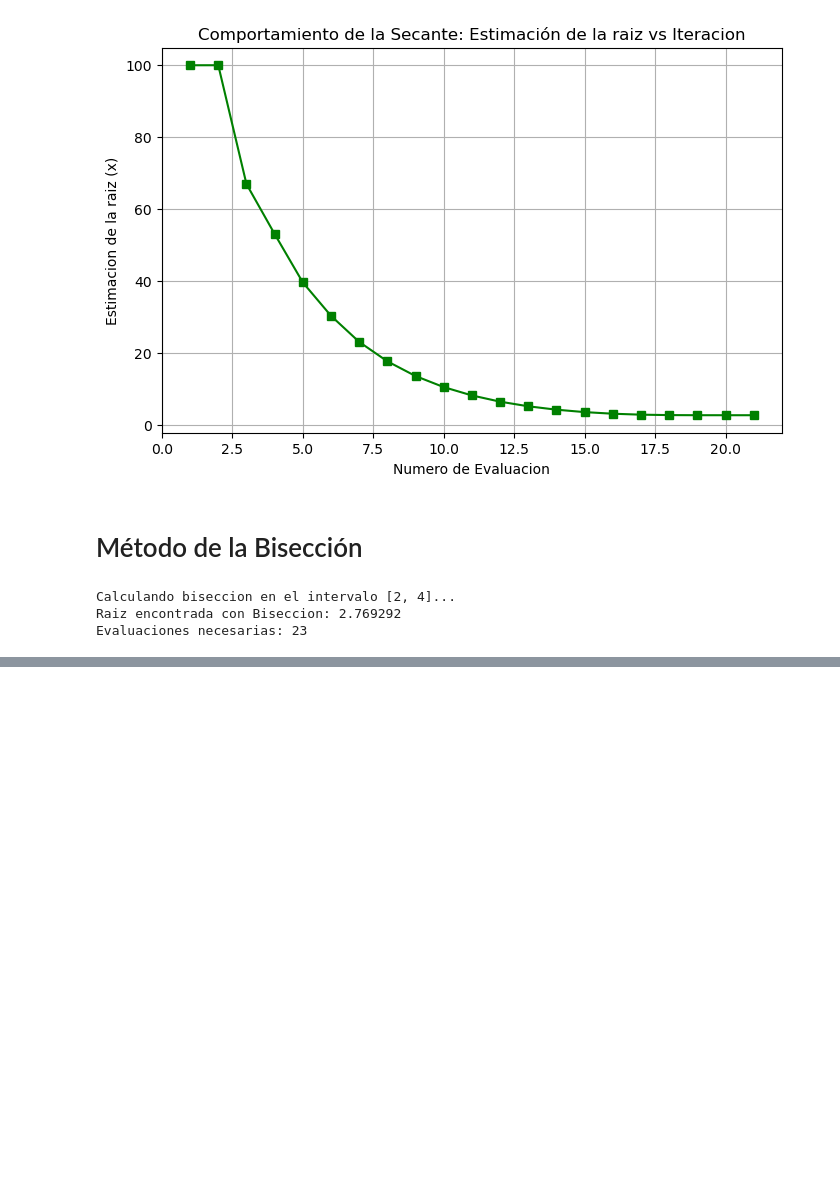
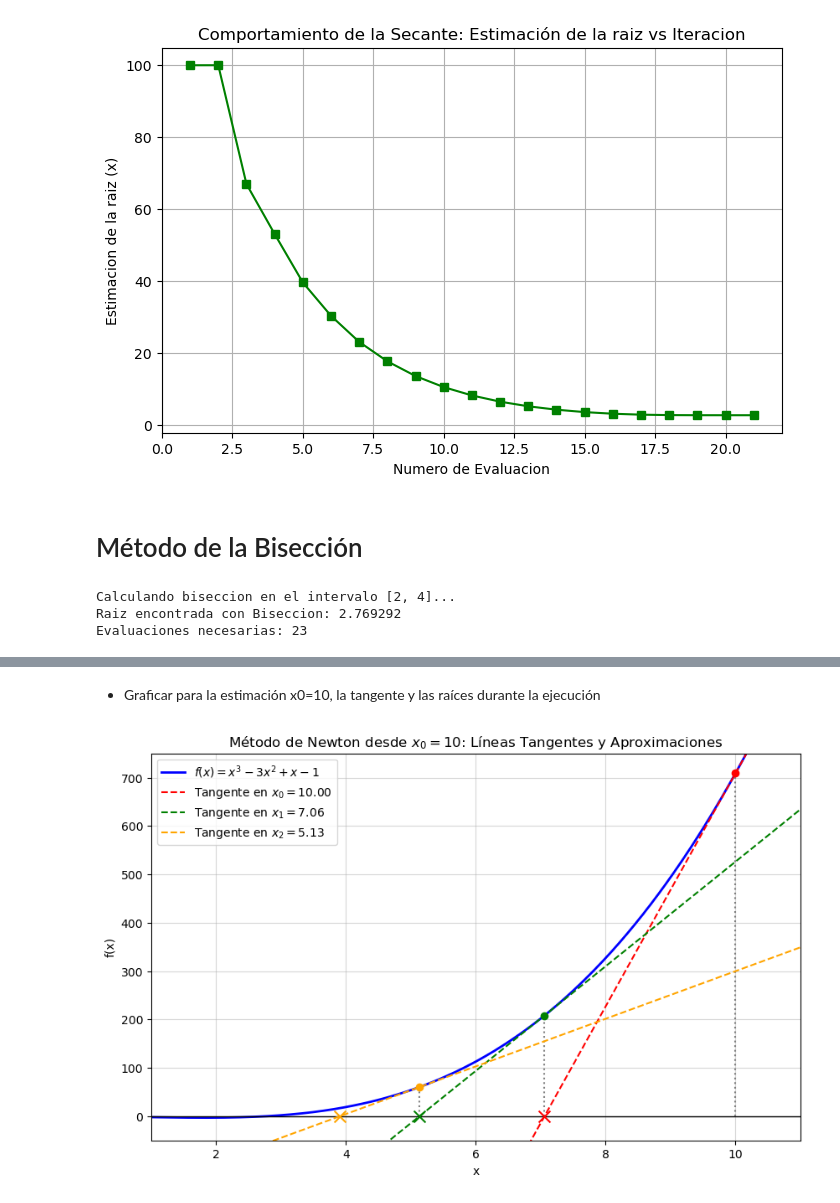
Before and after one commit to Mateosky1/Taller02-MN, a Jupyter notebook: Taller2.ipynb, the cells around one changed output, grey strips where cells are left out. Saved outputs shown, nothing was run; the diff lists cells and outputs as text; code cells hidden in the pictures; blank space fills up the shorter version.

```diff
--- a/Taller2.ipynb
+++ b/Taller2.ipynb
@@ -302,0 +405,50 @@ Evaluaciones necesarias: 23
+# %% [markdown]
+* Graficar para la estimación x0=10, la tangente y las raíces durante la ejecución
+# %%
+import numpy as np
+import matplotlib.pyplot as plt
+
+def f(x):
+    return x**3 - 3*x**2 + x - 1
+
+def fprime(x):
+    return 3*x**2 - 6*x + 1
+
+x_tangentes = [10.0]
+for _ in range(3):
+    x_actual = x_tangentes[-1]
+    x_siguiente = x_actual - f(x_actual)/fprime(x_actual)
+    x_tangentes.append(x_siguiente)
+
+
+xs_plot = np.linspace(1, 11, 500)
+ys_plot = f(xs_plot)
+
+plt.figure(figsize=(10, 6))
+plt.plot(xs_plot, ys_plot, label='$f(x) = x^3 - 3x^2 + x - 1$', color='blue', linewidth=2)
+plt.axhline(0, color='black', linewidth=1) # Corte con el eje X
+
+colors = ['red', 'green', 'orange', 'purple']
+for i in range(3):
+    xk = x_tangentes[i]
+    x_next = x_tangentes[i+1]
+
+    # Ecuación de la recta tangente en geometría: y = f'(xk)*(x - xk) + f(xk)
+    y_tan = fprime(xk) * (xs_plot - xk) + f(xk)
+    plt.plot(xs_plot, y_tan, '--', color=colors[i], label=f'Tangente en $x_{i}={xk:.2f}$')
+
+    # Puntos sobre la curva f(x) y las aproximaciones en el eje X
+    plt.scatter([xk], [f(xk)], color=colors[i], zorder=5)
+    plt.scatter([x_next], [0], color=colors[i], marker='x', s=100, zorder=5) # Raíz aproximada
+    plt.plot([xk, xk], [0, f(xk)], ':', color='gray') # Línea de proyección vertical
+
+plt.xlim(1, 11)
+plt.ylim(-50, 750)
+plt.xlabel('x')
+plt.ylabel('f(x)')
+plt.title('Método de Newton desde $x_0 = 10$: Líneas Tangentes y Aproximaciones')
+plt.grid(True, alpha=0.5)
+plt.legend()
+plt.show()
+# %% [output]
+[figure, added]
```
Also changed, not shown: parts of 6 cells of this notebook.
